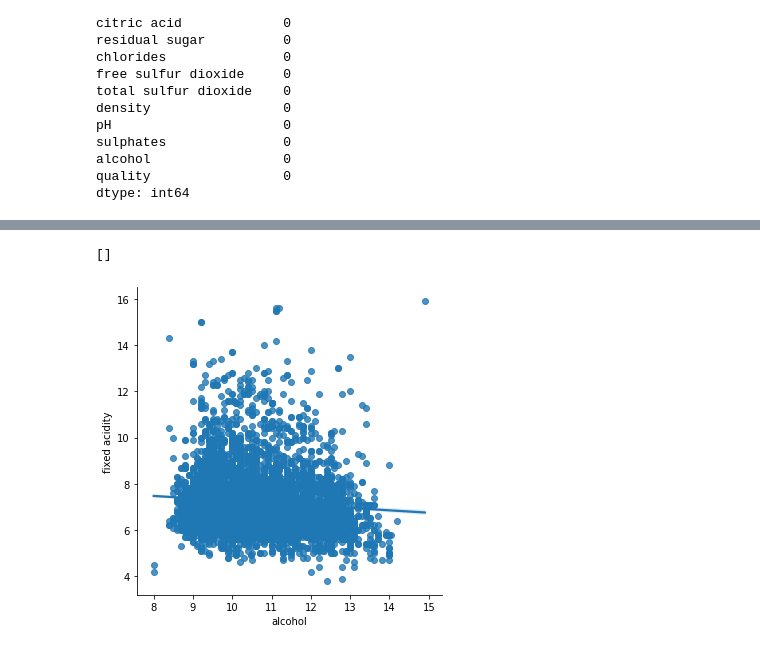
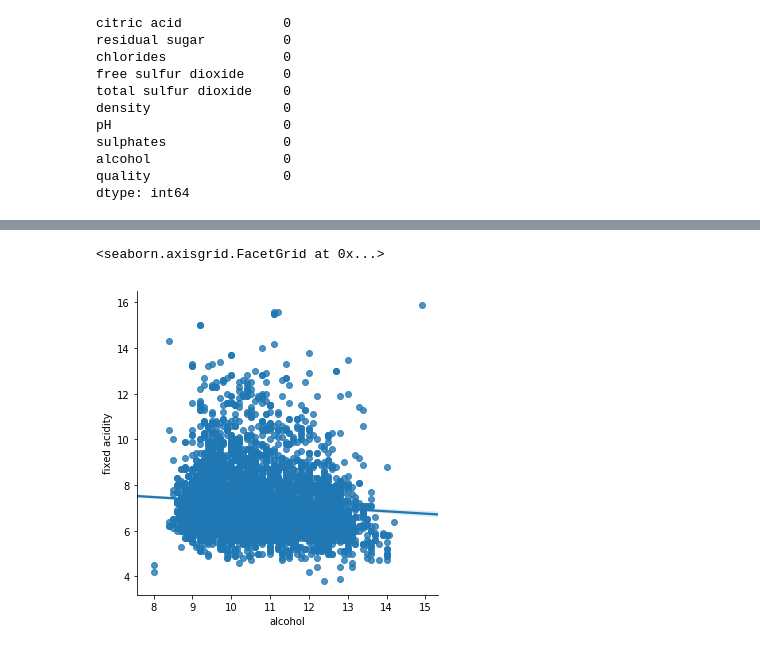
Before and after one commit to Vanditg/Wine-Quality-Analysis-, a Jupyter notebook: Wine_Quality_Analysis.ipynb, the cells around one changed output, grey strips where cells are left out. Cells and saved outputs as stored; diff of their text form; code cells hidden in the pictures.

```diff
--- a/Wine_Quality_Analysis.ipynb
+++ b/Wine_Quality_Analysis.ipynb
@@ -265,10 +312,10 @@ plt.show()
 # %%
 #Finding linear relationship in this two features
 sea.lmplot(x='alcohol', y='fixed acidity', data = data)
-plt.plot()
+#plt.plot()
 # %% [output]
-[]
+<seaborn.axisgrid.FacetGrid at 0x...>
-[figure, old version]
+[figure, new version]
 # %%
 '''
 x - volatile acidity
```
Also changed, not shown: parts of 52 cells of this notebook.
